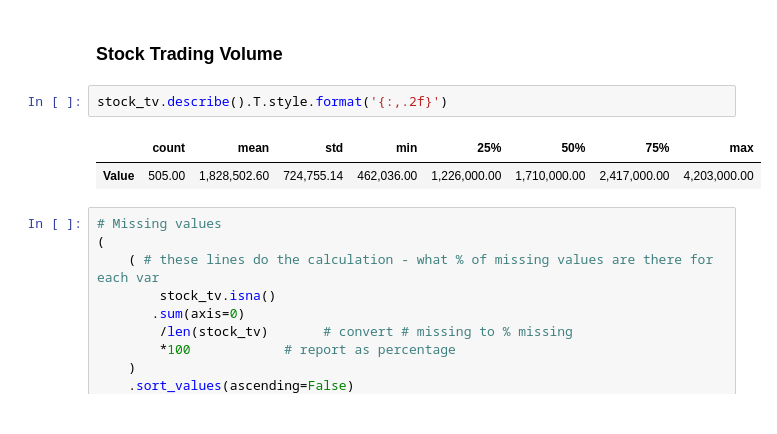
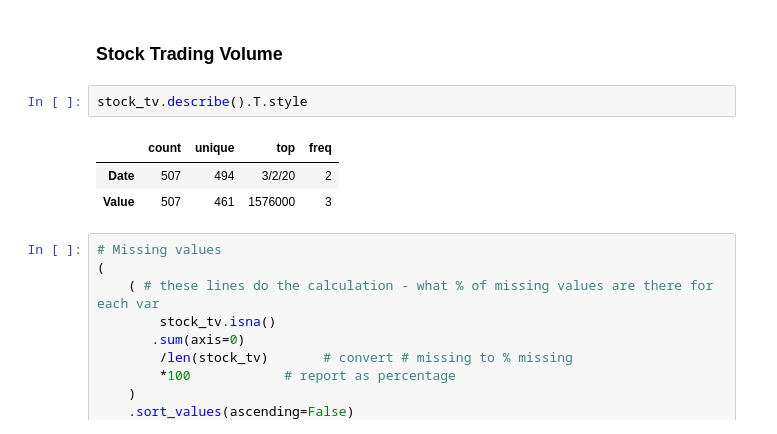
Before and after one commit to mab923/finalteamproject, a Jupyter notebook: Load_Data.ipynb, the cells around one changed output. Saved outputs shown, nothing was run; the diff lists cells and outputs as text.

```diff
--- a/Load_Data.ipynb
+++ b/Load_Data.ipynb
@@ -270,10 +250,11 @@ plt.show()
 # %% [markdown]
 ### Stock Trading Volume
 # %%
-stock_tv.describe().T.style.format('{:,.2f}')
+stock_tv.describe().T.style
 # %% [output]
-|  | count | mean | std | min | 25% | 50% | 75% | max |
-| Value | 505.00 | 1,828,502.60 | 724,755.14 | 462,036.00 | 1,226,000.00 | 1,710,000.00 | 2,417,000.00 | 4,203,000.00 |
+|  | count | unique | top | freq |
+| Date | 507 | 494 | 3/2/20 | 2 |
+| Value | 507 | 461 | 1576000 | 3 |
 # %%
 # Missing values
 (
```
Also changed, not shown: parts of 14 cells of this notebook.
